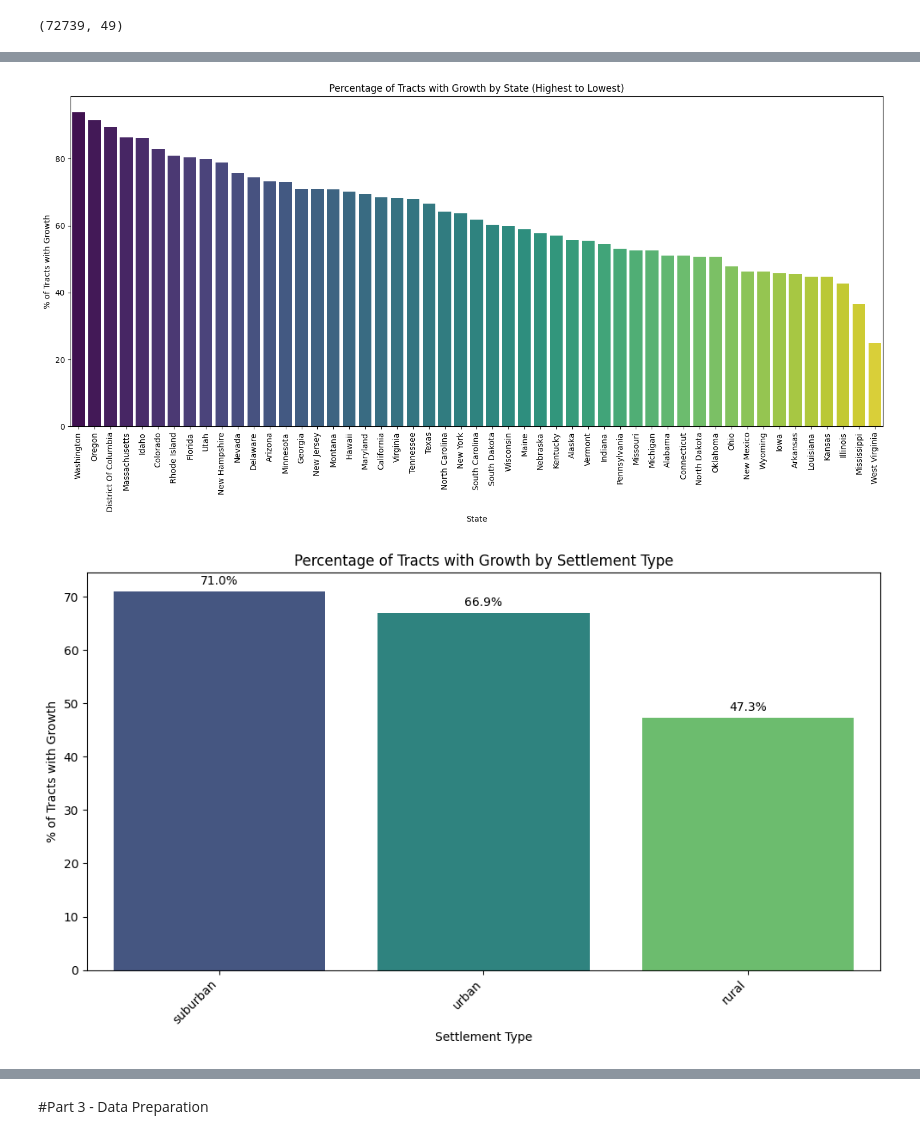
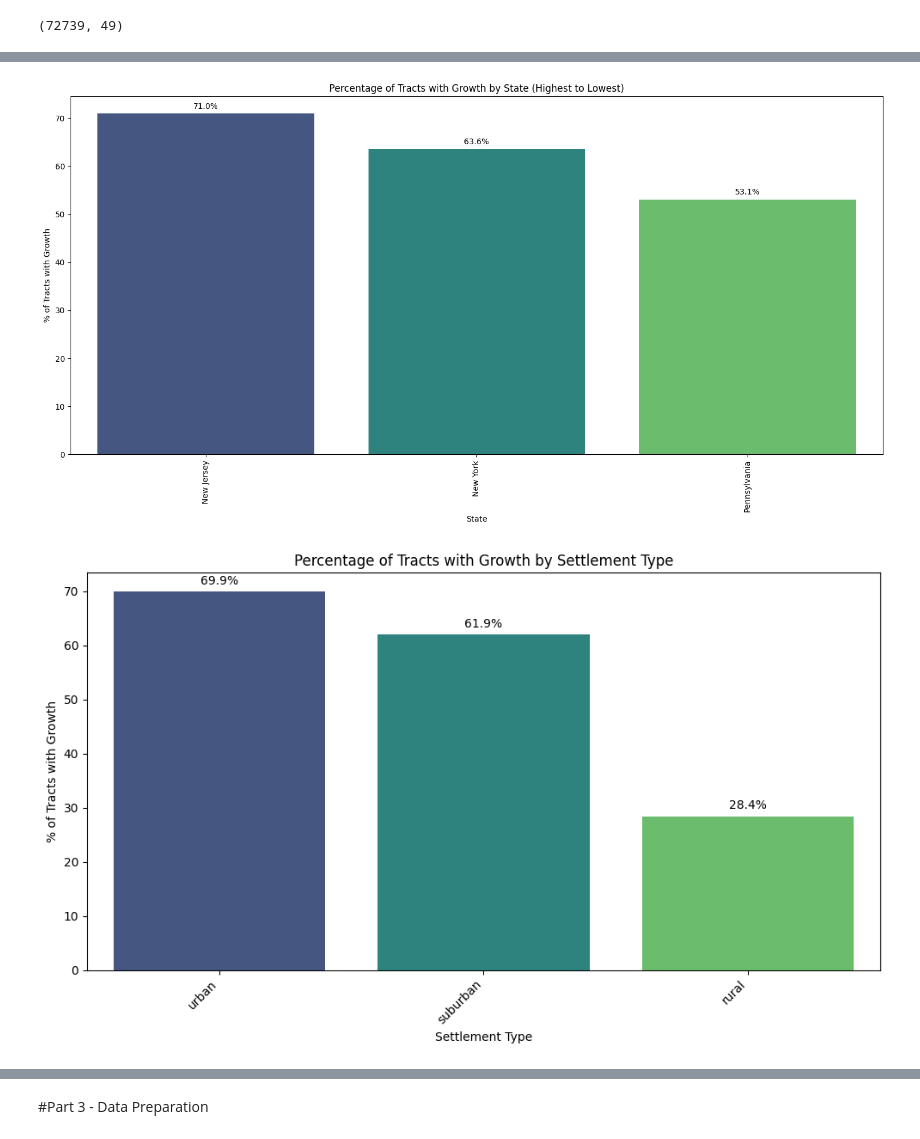
Before and after one commit to alexanderson522/INFO648, a Jupyter notebook: FinalProject/INFO648_Final_Project_AA_JK.ipynb, the cells around one changed output, grey strips where cells are left out. Drawn from its saved outputs; the diff is of its cells as text; code cells hidden in the pictures.

Commit message:
Part 2 updated, data prep completed

```diff
--- a/FinalProject/INFO648_Final_Project_AA_JK.ipynb
+++ b/FinalProject/INFO648_Final_Project_AA_JK.ipynb
@@ -79,9 +95,7 @@ Our nation-wide class balance shows that 63.6% of all tracts in the dataset have
 # %%
-#check which states have the highest and lowest percentage of growing tracts
-state_growth_percentage = new_data.groupby('STATE')['growth'].mean() * 100
+#list region's states by percentage of growing tracts
+state_growth_percentage = df.groupby('STATE')['growth'].mean() * 100
 
-print("Top 10 States by % of Tracts with Growth:")
-print(state_growth_percentage.nlargest(10))
-print("\nBottom 10 States by % of Tracts with Growth:")
-print(state_growth_percentage.nsmallest(10))
+print("Mid Atlantic States by % of Tracts with Growth:")
+print(state_growth_percentage.nlargest(3))
 # %% [output]
@@ -105,18 +108,27 @@ Name: growth, dtype: float64
 # %%
 plt.figure(figsize=(15, 8))
 sorted_state_growth_percentage = state_growth_percentage.sort_values(ascending=False)
-sns.barplot(x=sorted_state_growth_percentage.index, y=sorted_state_growth_percentage.values, hue=sorted_state_growth_percentage.index, palette='viridis', legend=False)
+ax = sns.barplot(x=sorted_state_growth_percentage.index, y=sorted_state_growth_percentage.values, hue=sorted_state_growth_percentage.index, palette='viridis', legend=False)
 plt.title('Percentage of Tracts with Growth by State (Highest to Lowest)')
 plt.xlabel('State')
 plt.ylabel('% of Tracts with Growth')
 plt.xticks(rotation=90)
+
+# Add percentage labels above each bar
+for p in ax.patches:
+    ax.annotate(f'{p.get_height():.1f}%',
+                (p.get_x() + p.get_width() / 2., p.get_height()),
+                ha='center', va='center',
+                xytext=(0, 9),
+                textcoords='offset points')
+
 plt.tight_layout()
 plt.show()
 # %% [output]
-[figure, old version]
+[figure, new version]
 # %%
 # check % of tracts with growth broken down by settlement type
-settlement_growth_percentage = new_data.groupby('settlement_type')['growth'].mean() * 100
+settlement_growth_percentage = df.groupby('settlement_type')['growth'].mean() * 100
 
 plt.figure(figsize=(10, 6))
 sorted_settlement_growth_percentage = settlement_growth_percentage.sort_values(ascending=False)
@@ -137,4 +149,4 @@ for p in ax.patches:
 plt.tight_layout()
 plt.show()
 # %% [output]
-[figure, old version]
+[figure, new version]
```
Also changed, not shown: parts of 14 cells of this notebook.
